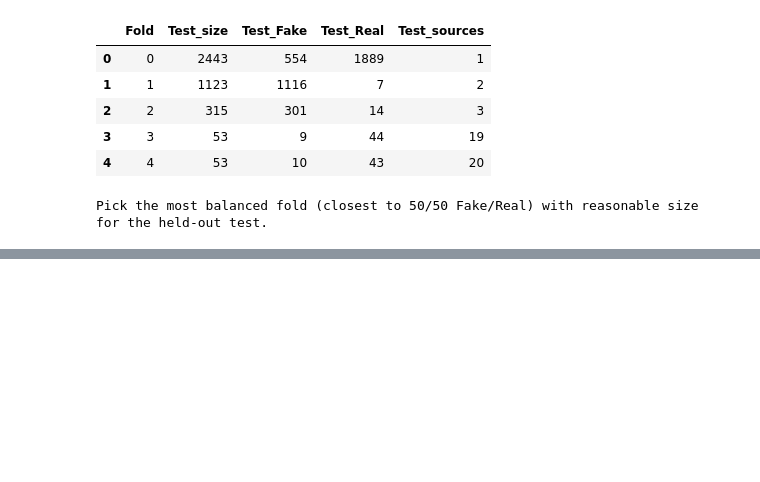
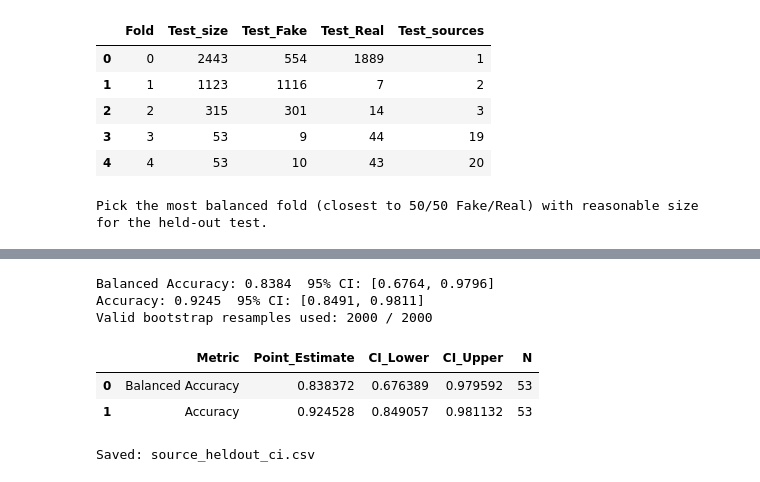
Before and after one commit to jaimulhaque/banglafake-detection, a Jupyter notebook: notebooks/05_ablation_interpretability.ipynb, the cells around one changed output, grey strips where cells are left out. Cells and saved outputs as stored; diff of their text form; code cells hidden in the pictures; blank space fills up the shorter version.

Commit message:
Update training notebook

```diff
--- a/notebooks/05_ablation_interpretability.ipynb
+++ b/notebooks/05_ablation_interpretability.ipynb
@@ -783,0 +890,58 @@ Pick the most balanced fold (closest to 50/50 Fake/Real) with reasonable size fo
+# %%
+# ============================================================
+# Notebook: 05_ablation_interpretability.ipynb
+# Cell 17: Bootstrap Confidence Interval for Source-Held-Out Result
+# Purpose: Quantify uncertainty around balanced accuracy (n=53)
+# ============================================================
+
+n_bootstrap = 2000
+rng = np.random.RandomState(42)
+
+preds_arr = np.array(preds)
+labels_arr = np.array(labels_all)
+n = len(labels_arr)
+
+boot_bal_acc = []
+boot_acc = []
+
+for _ in range(n_bootstrap):
+    idx = rng.choice(n, size=n, replace=True)
+    if len(np.unique(labels_arr[idx])) < 2:
+        continue
+    boot_bal_acc.append(balanced_accuracy_score(labels_arr[idx], preds_arr[idx]))
+    boot_acc.append(accuracy_score(labels_arr[idx], preds_arr[idx]))
+
+boot_bal_acc = np.array(boot_bal_acc)
+boot_acc = np.array(boot_acc)
+
+ci_bal_acc = np.percentile(boot_bal_acc, [2.5, 97.5])
+ci_acc = np.percentile(boot_acc, [2.5, 97.5])
+
+print("Balanced Accuracy: {:.4f}  95% CI: [{:.4f}, {:.4f}]".format(bal_acc, *ci_bal_acc))
+print("Accuracy: {:.4f}  95% CI: [{:.4f}, {:.4f}]".format(acc, *ci_acc))
+print("Valid bootstrap resamples used:", len(boot_bal_acc), "/", n_bootstrap)
+
+ci_results = pd.DataFrame([{
+    "Metric": "Balanced Accuracy",
+    "Point_Estimate": bal_acc,
+    "CI_Lower": ci_bal_acc[0],
+    "CI_Upper": ci_bal_acc[1],
+    "N": n
+}, {
+    "Metric": "Accuracy",
+    "Point_Estimate": acc,
+    "CI_Lower": ci_acc[0],
+    "CI_Upper": ci_acc[1],
+    "N": n
+}])
+display(ci_results)
+ci_results.to_csv(os.path.join(REPORTS_DIR, "source_heldout_ci.csv"), index=False)
+print("\nSaved: source_heldout_ci.csv")
+# %% [output]
+Balanced Accuracy: 0.8384  95% CI: [0.6764, 0.9796]
+Accuracy: 0.9245  95% CI: [0.8491, 0.9811]
+Valid bootstrap resamples used: 2000 / 2000
+|  | Metric | Point_Estimate | CI_Lower | CI_Upper | N |
+| 0 | Balanced Accuracy | 0.838372 | 0.676389 | 0.979592 | 53 |
+| 1 | Accuracy | 0.924528 | 0.849057 | 0.981132 | 53 |
+Saved: source_heldout_ci.csv
```
Also changed, not shown: parts of 1 cell of this notebook, 2 other files.
